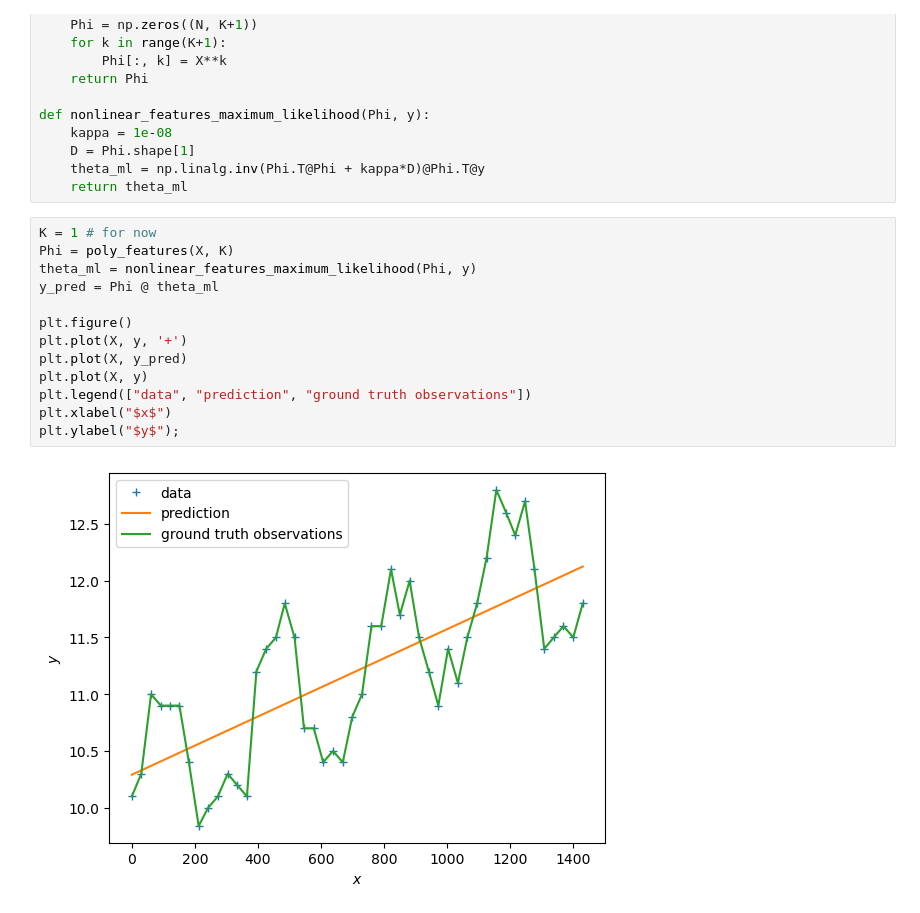
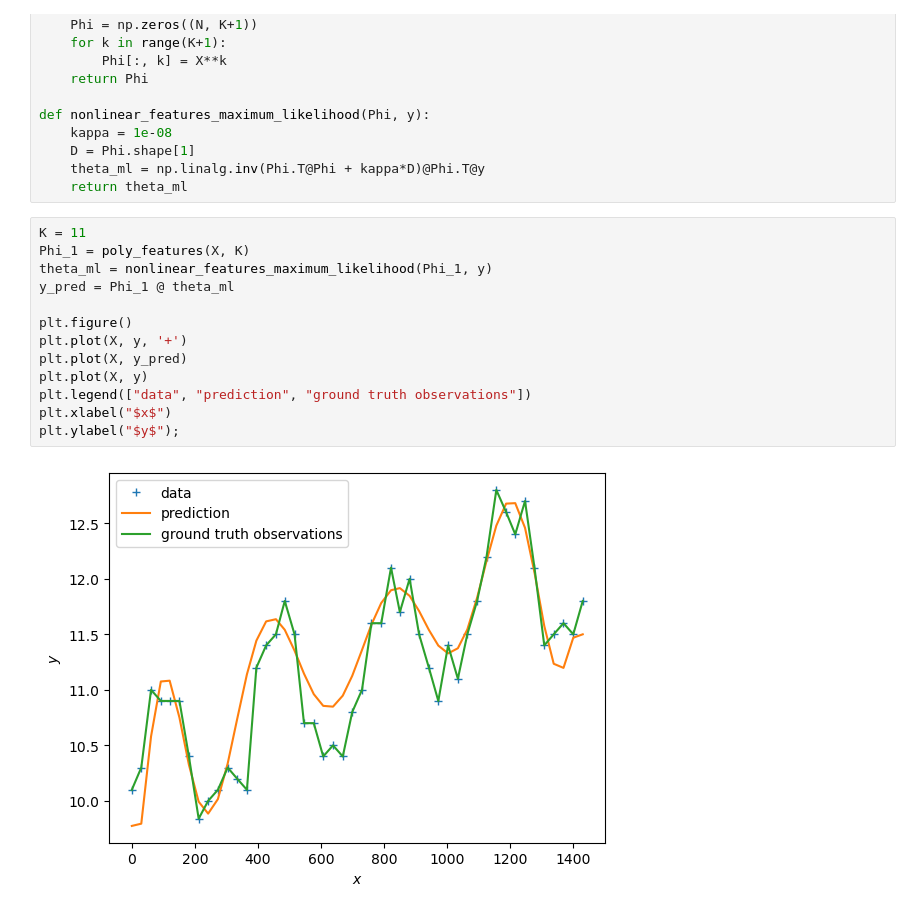
Before and after one commit to mindphil/mml, a Jupyter notebook: natgas/notebook.ipynb, the cells around one changed output. Cells and saved outputs as stored; diff of their text form.

```diff
--- a/natgas/notebook.ipynb
+++ b/natgas/notebook.ipynb
@@ -57,20 +59,20 @@ def nonlinear_features_maximum_likelihood(Phi, y):
     theta_ml = np.linalg.inv(Phi.T@Phi + kappa*D)@Phi.T@y
     return theta_ml
 # %%
-K = 1 # for now
-Phi = poly_features(X, K)
-theta_ml = nonlinear_features_maximum_likelihood(Phi, y)
-y_pred = Phi @ theta_ml
+K = 11
+Phi_1 = poly_features(X, K)
+theta_ml = nonlinear_features_maximum_likelihood(Phi_1, y)
+y_pred = Phi_1 @ theta_ml
 
 plt.figure()
 plt.plot(X, y, '+')
 plt.plot(X, y_pred)
 plt.plot(X, y)
 plt.legend(["data", "prediction", "ground truth observations"])
 plt.xlabel("$x$")
 plt.ylabel("$y$");
 # %% [output]
-[figure, old version]
+[figure, new version]
 # %%
 def RMSE(y, ypred):
     N = y.shape[0]
```
Also changed, not shown: parts of 7 cells of this notebook.
